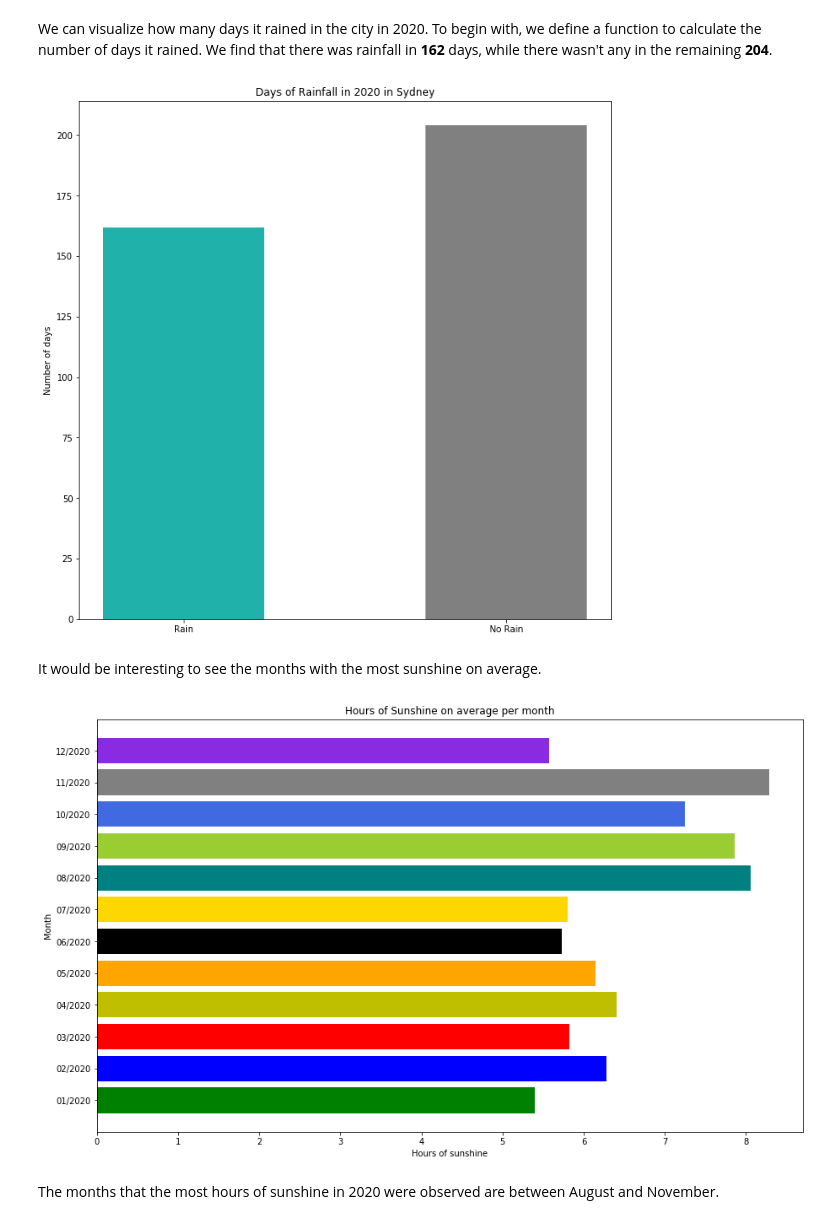
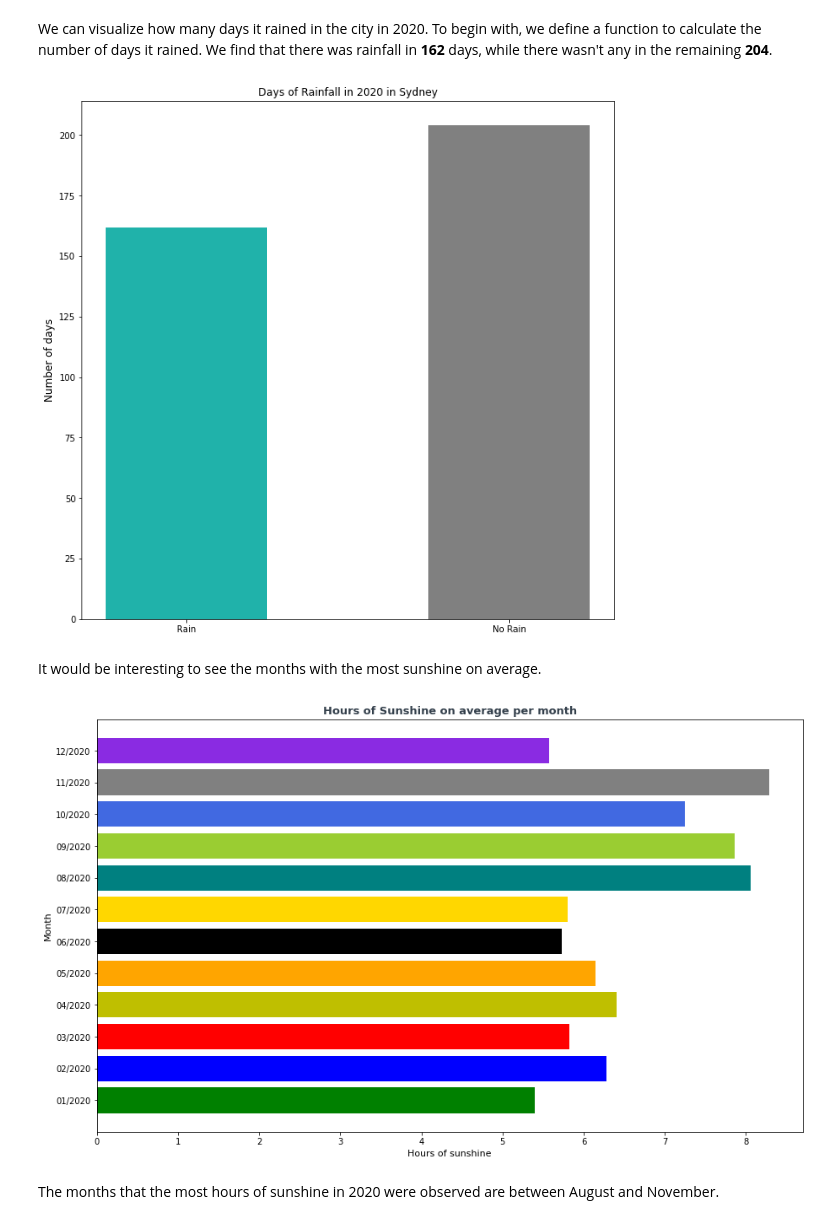
Before and after one commit to pvts/rainfall-prediction, a Jupyter notebook: weather.ipynb, the cells around one changed output. Cells and saved outputs as stored; diff of their text form; code cells hidden in the pictures.

```diff
--- a/weather.ipynb
+++ b/weather.ipynb
@@ -135,14 +166,14 @@ def rain(col):
 # %%
 number_rain_days = [rain(df['Rainfall (mm)'])[0], rain(df['Rainfall (mm)'])[1]]
 
 plt.figure(figsize=(11,11))
 plt.bar(np.arange(0,2), number_rain_days, width=0.5, tick_label=('Rain', 'No Rain'),
         color=['lightseagreen','gray'])
 plt.title('Days of Rainfall in 2020 in Sydney')
-plt.ylabel('Number of days')
+plt.ylabel('Number of days', fontsize=12)
 plt.show()
 # %% [output]
-[figure, old version]
+[figure, new version]
 # %% [markdown]
 It would be interesting to see the months with the most sunshine on average.
 # %%
@@ -154,12 +185,12 @@ colormap = np.array(['g', 'b', 'r', 'y', 'orange', 'black', 'gold', 'teal',
 
 plt.figure(figsize=(15, 9))
 plt.barh(months, avg_sunshine_per_month, color=colormap[locs])
-plt.title('Hours of Sunshine on average per month')
-plt.xlabel('Hours of sunshine')
-plt.ylabel('Month')
+plt.title('Hours of Sunshine on average per month', fontsize=13, fontweight='black', color = '#333F4B')
+plt.xlabel('Hours of sunshine', fontsize=11)
+plt.ylabel('Month', fontsize=11)
 plt.show()
 # %% [output]
-[figure, old version]
+[figure, new version]
 # %% [markdown]
 The months that the most hours of sunshine in 2020 were observed are between August and November.
 # %% [markdown]
```
Also changed, not shown: parts of 30 cells of this notebook.
